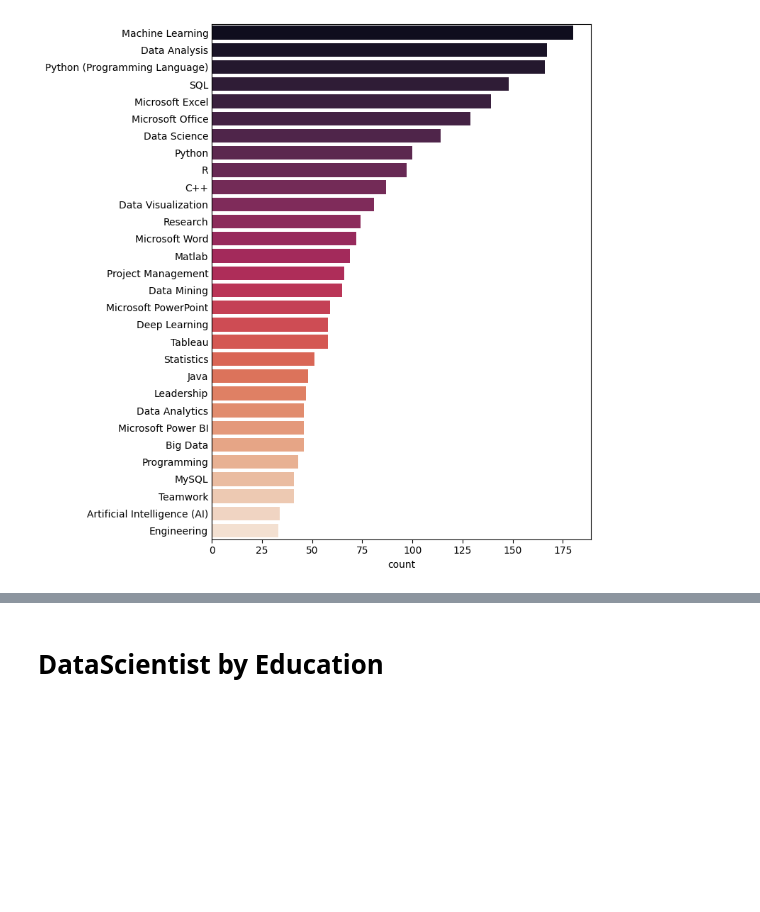
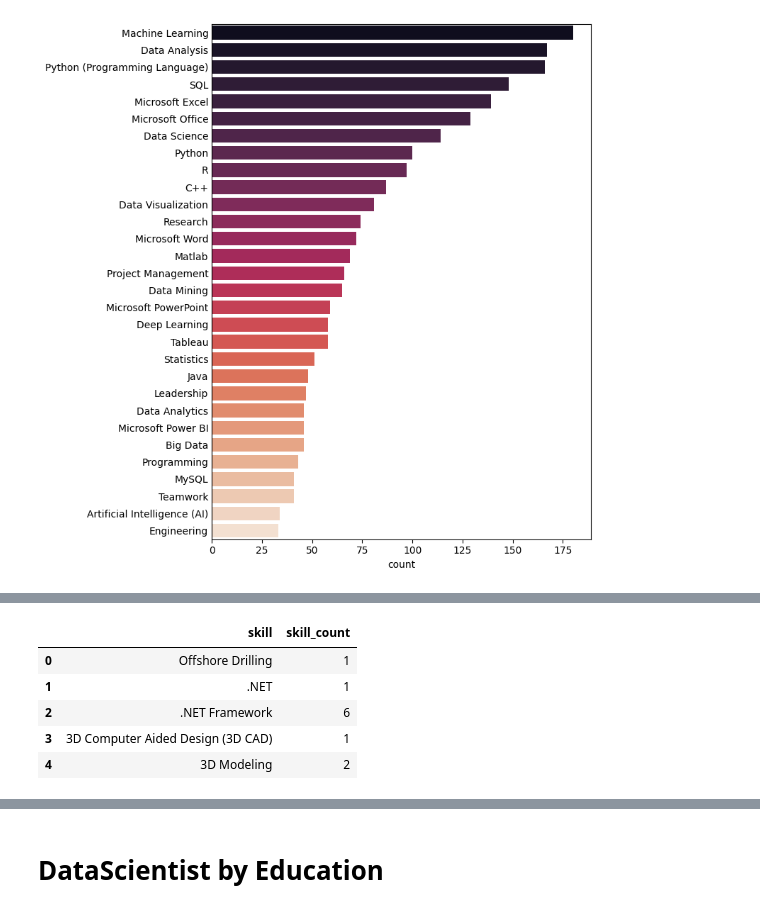
Before and after one commit to yong2khoo-lm/Mini-Project-1, a Jupyter notebook: Dev/Data_Preprocess_Analytics.ipynb, the cells around one changed output, grey strips where cells are left out. Saved outputs shown, nothing was run; the diff lists cells and outputs as text; code cells hidden in the pictures; blank space fills up the shorter version.

```diff
--- a/Dev/Data_Preprocess_Analytics.ipynb
+++ b/Dev/Data_Preprocess_Analytics.ipynb
@@ -314,0 +306,12 @@ skills_df.to_csv('checkskill.csv')
+# %%
+#count skill by skills
+skills_df_df = skills_df.groupby(['skill']).agg(skill_count=('skill','count')).reset_index()
+skills_df_df.head()
+#skills_df_df.to_csv('check_skill#.csv')
+# %% [output]
+|  | skill | skill_count |
+| 0 | Offshore Drilling | 1 |
+| 1 | .NET | 1 |
+| 2 | .NET Framework | 6 |
+| 3 | 3D Computer Aided Design (3D CAD) | 1 |
+| 4 | 3D Modeling | 2 |
```
Also changed, not shown: parts of 6 cells of this notebook.
